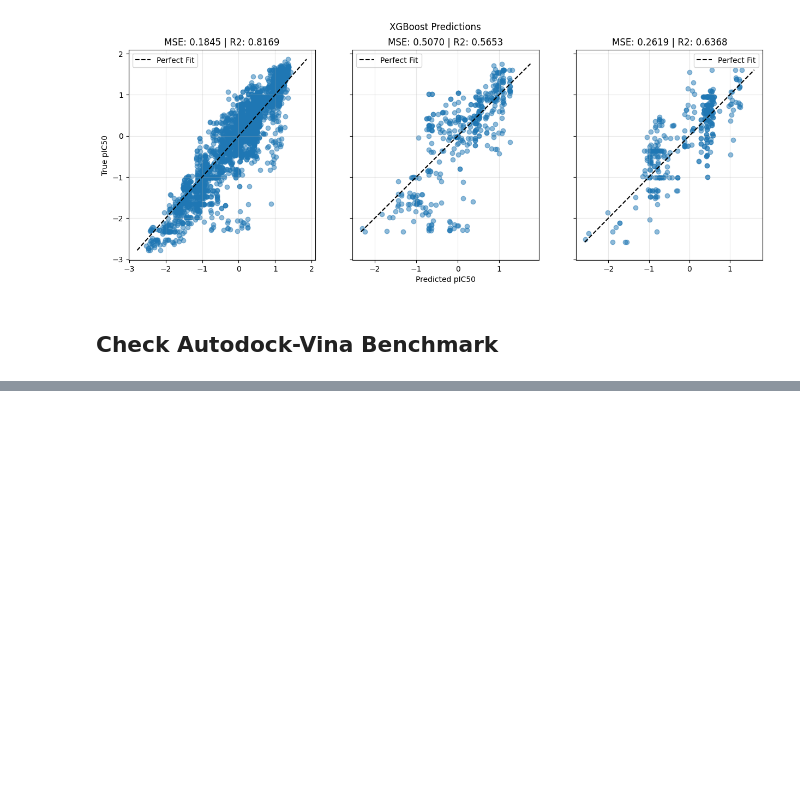
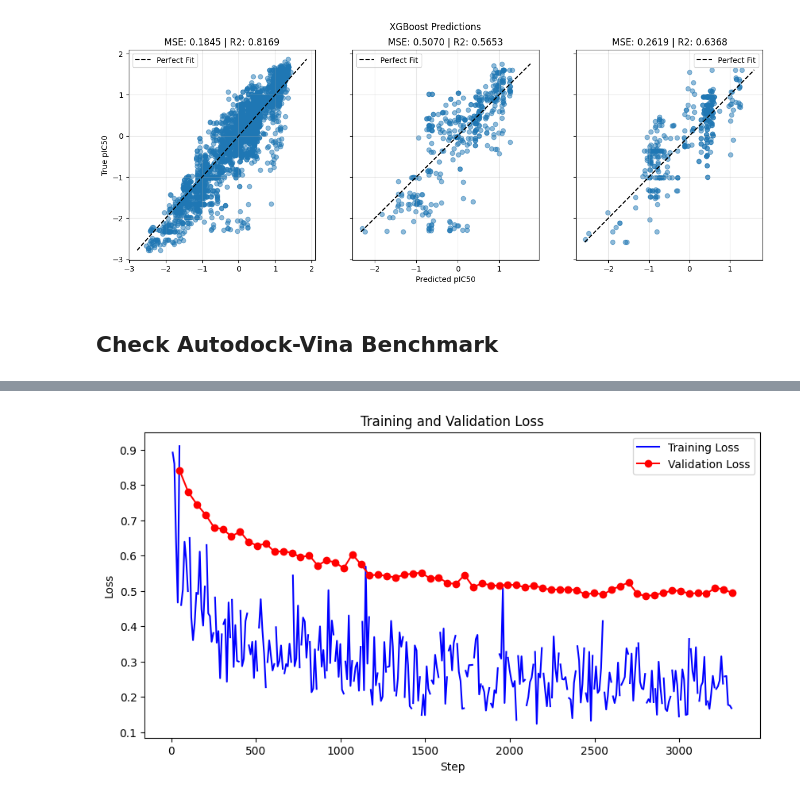
Before and after one commit to Djtrainer/cancer_research, a Jupyter notebook: notebooks/mdm2_breaker_model_eda.ipynb, the cells around one changed output, grey strips where cells are left out. Cells and saved outputs as stored; diff of their text form; code cells hidden in the pictures; blank space fills up the shorter version.

```diff
--- a/notebooks/mdm2_breaker_model_eda.ipynb
+++ b/notebooks/mdm2_breaker_model_eda.ipynb
@@ -1074,0 +1185,4 @@ plt.show()
+# %%
+plot_loss("lightning_logs/version_9/metrics.csv")
+# %% [output]
+[figure, added]
```
Also changed, not shown: parts of 16 cells of this notebook, 6 other files.
